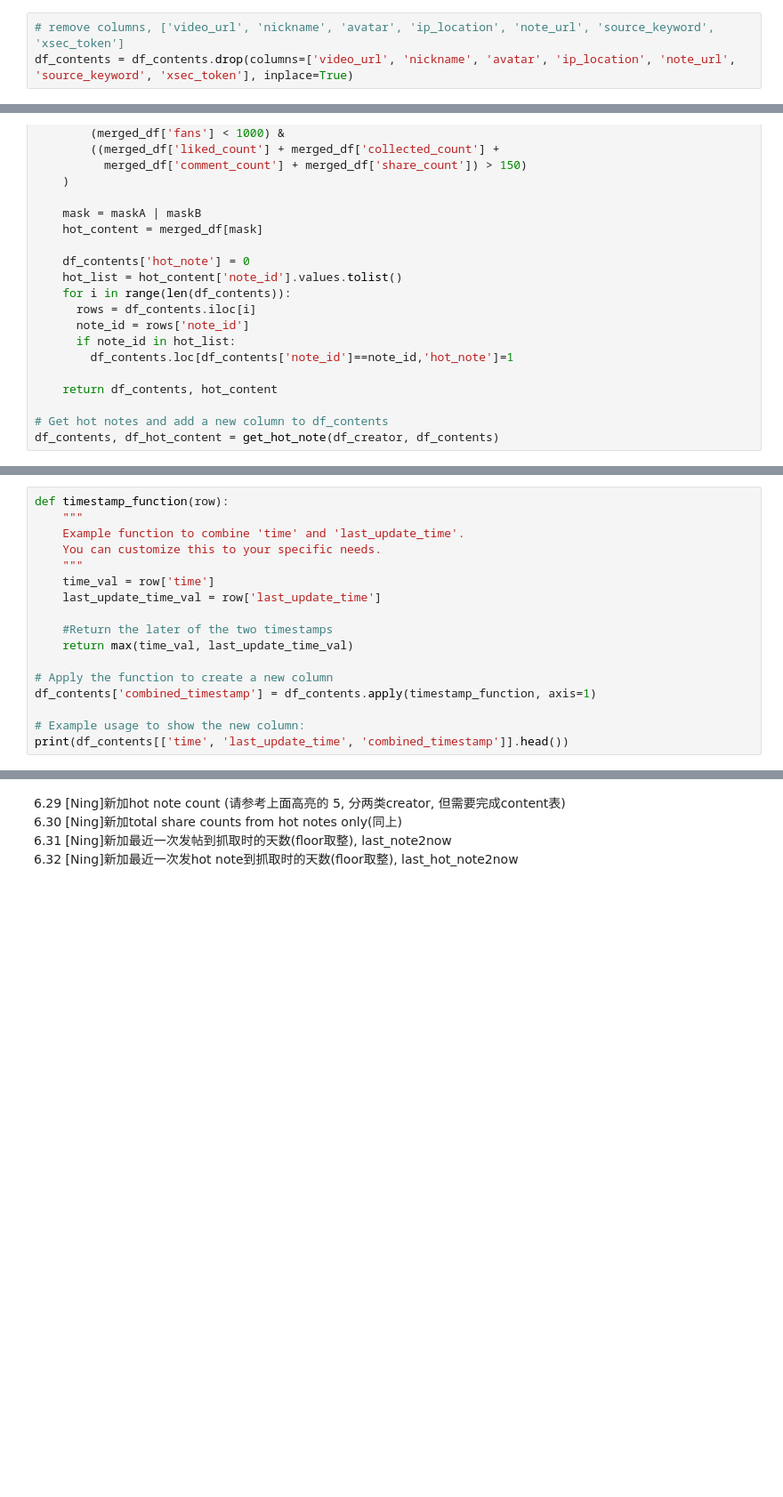
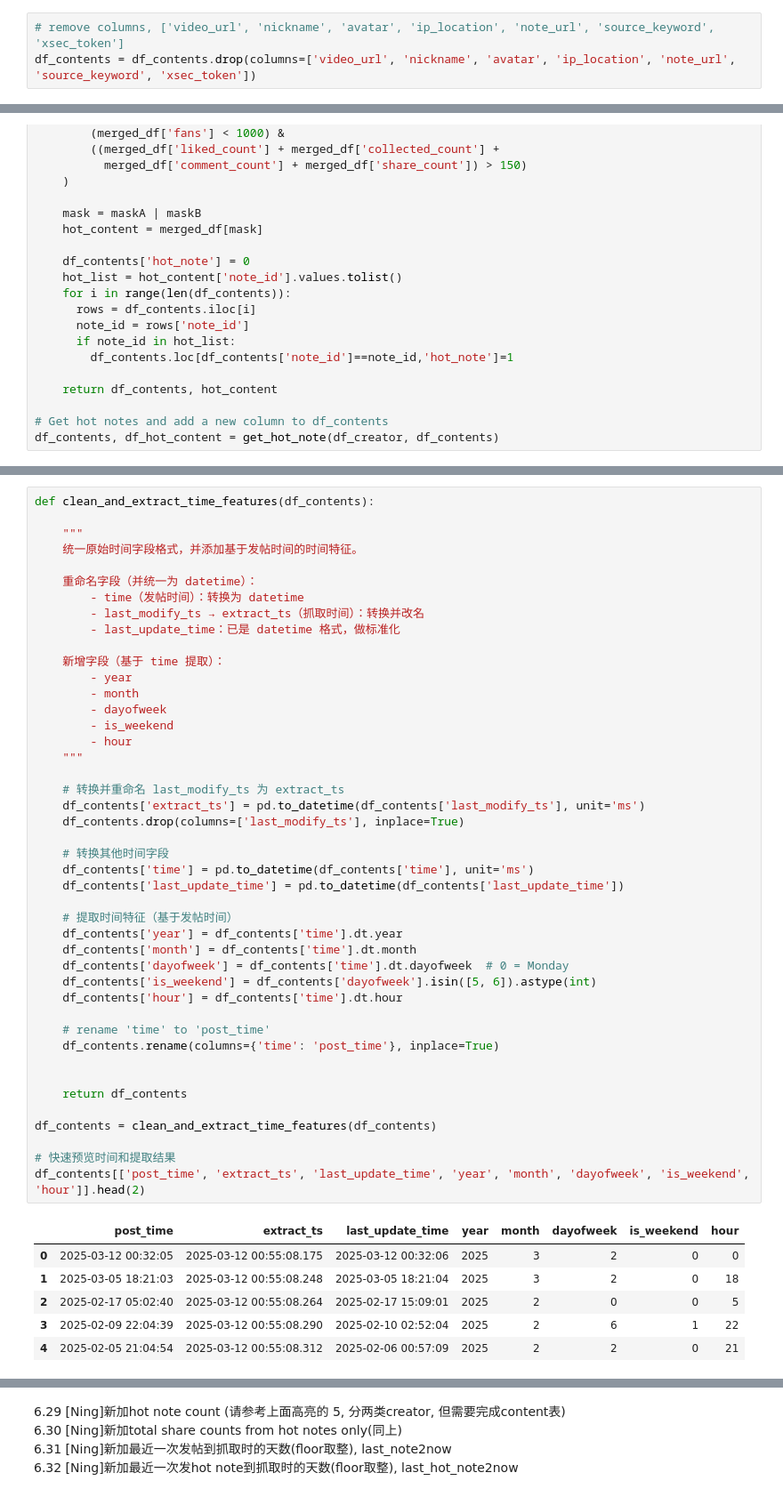
Before and after one commit to Dr-Spicy/MF_KOC, a Jupyter notebook: DataPreprocessing/Preprocessing.ipynb, the cells around one changed output, grey strips where cells are left out. Shown at 89% size. Drawn from its saved outputs; the diff is of its cells as text; blank space fills up the shorter version.

Commit message:
feature: finish preprocessing contents

```diff
--- a/DataPreprocessing/Preprocessing.ipynb
+++ b/DataPreprocessing/Preprocessing.ipynb
@@ -63,4 +51,4 @@ for col, dtype in zip(df.columns, desired_dtypes):
 ### 7.2, 7.5, 7.6, 7.8, 7.9,
 # %%
 # remove columns, ['video_url', 'nickname', 'avatar', 'ip_location', 'note_url', 'source_keyword', 'xsec_token']
-df_contents = df_contents.drop(columns=['video_url', 'nickname', 'avatar', 'ip_location', 'note_url', 'source_keyword', 'xsec_token'], inplace=True)
+df_contents = df_contents.drop(columns=['video_url', 'nickname', 'avatar', 'ip_location', 'note_url', 'source_keyword', 'xsec_token'])
@@ -212,17 +139,0 @@ KeyError: 'combined_timestamp'
-# %%
-def timestamp_function(row):
-    """
-    Example function to combine 'time' and 'last_update_time'.
-    You can customize this to your specific needs.
-    """
-    time_val = row['time']
-    last_update_time_val = row['last_update_time']
-
-    #Return the later of the two timestamps
-    return max(time_val, last_update_time_val)
-
-# Apply the function to create a new column
-df_contents['combined_timestamp'] = df_contents.apply(timestamp_function, axis=1)
-
-# Example usage to show the new column:
-print(df_contents[['time', 'last_update_time', 'combined_timestamp']].head())
@@ -235,0 +140,51 @@ print(df_contents[['time', 'last_update_time', 'combined_timestamp']].head())
+# %%
+def clean_and_extract_time_features(df_contents):
+
+    """
+    统一原始时间字段格式，并添加基于发帖时间的时间特征。
+
+    重命名字段（并统一为 datetime）：
+        - time（发帖时间）：转换为 datetime
+        - last_modify_ts → extract_ts（抓取时间）：转换并改名
+        - last_update_time：已是 datetime 格式，做标准化
+
+    新增字段（基于 time 提取）：
+        - year
+        - month
+        - dayofweek
+        - is_weekend
+        - hour
+    """
+
+    # 转换并重命名 last_modify_ts 为 extract_ts
+    df_contents['extract_ts'] = pd.to_datetime(df_contents['last_modify_ts'], unit='ms')
+    df_contents.drop(columns=['last_modify_ts'], inplace=True)
+
+    # 转换其他时间字段
+    df_contents['time'] = pd.to_datetime(df_contents['time'], unit='ms')
+    df_contents['last_update_time'] = pd.to_datetime(df_contents['last_update_time'])
+
+    # 提取时间特征（基于发帖时间）
+    df_contents['year'] = df_contents['time'].dt.year
+    df_contents['month'] = df_contents['time'].dt.month
+    df_contents['dayofweek'] = df_contents['time'].dt.dayofweek  # 0 = Monday
+    df_contents['is_weekend'] = df_contents['dayofweek'].isin([5, 6]).astype(int)
+    df_contents['hour'] = df_contents['time'].dt.hour
+
+    # rename 'time' to 'post_time'
+    df_contents.rename(columns={'time': 'post_time'}, inplace=True)
+
+
+    return df_contents
+
+df_contents = clean_and_extract_time_features(df_contents)
+
+# 快速预览时间和提取结果
+df_contents[['post_time', 'extract_ts', 'last_update_time', 'year', 'month', 'dayofweek', 'is_weekend', 'hour']].head(2)
+# %% [output]
+|  | post_time | extract_ts | last_update_time | year | month | dayofweek | is_weekend | hour |
+| 0 | 2025-03-12 00:32:05 | 2025-03-12 00:55:08.175 | 2025-03-12 00:32:06 | 2025 | 3 | 2 | 0 | 0 |
+| 1 | 2025-03-05 18:21:03 | 2025-03-12 00:55:08.248 | 2025-03-05 18:21:04 | 2025 | 3 | 2 | 0 | 18 |
+| 2 | 2025-02-17 05:02:40 | 2025-03-12 00:55:08.264 | 2025-02-17 15:09:01 | 2025 | 2 | 0 | 0 | 5 |
+| 3 | 2025-02-09 22:04:39 | 2025-03-12 00:55:08.290 | 2025-02-10 02:52:04 | 2025 | 2 | 6 | 1 | 22 |
+| 4 | 2025-02-05 21:04:54 | 2025-03-12 00:55:08.312 | 2025-02-06 00:57:09 | 2025 | 2 | 2 | 0 | 21 |
```
Also changed, not shown: parts of 18 cells of this notebook, 1 other file.
